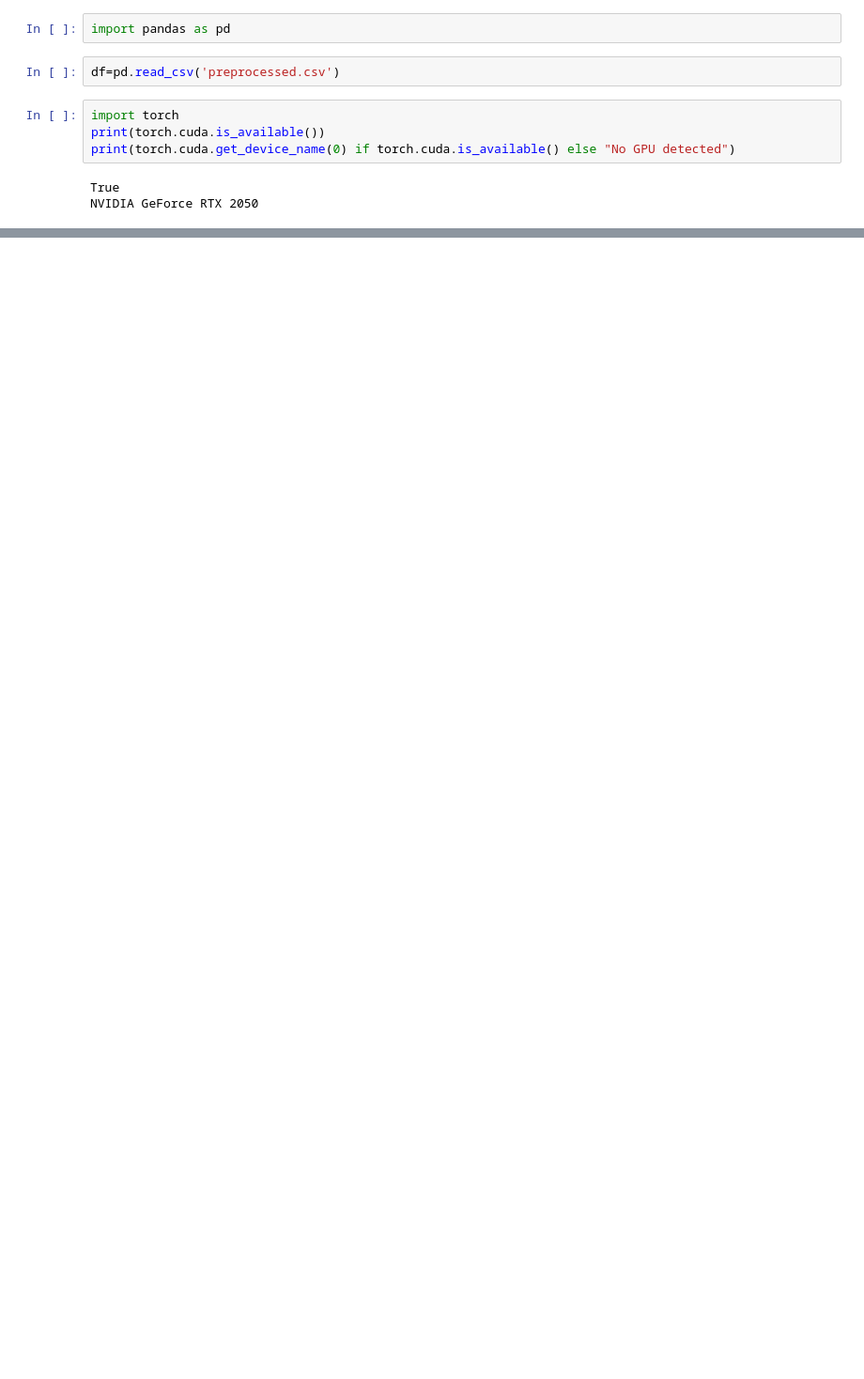
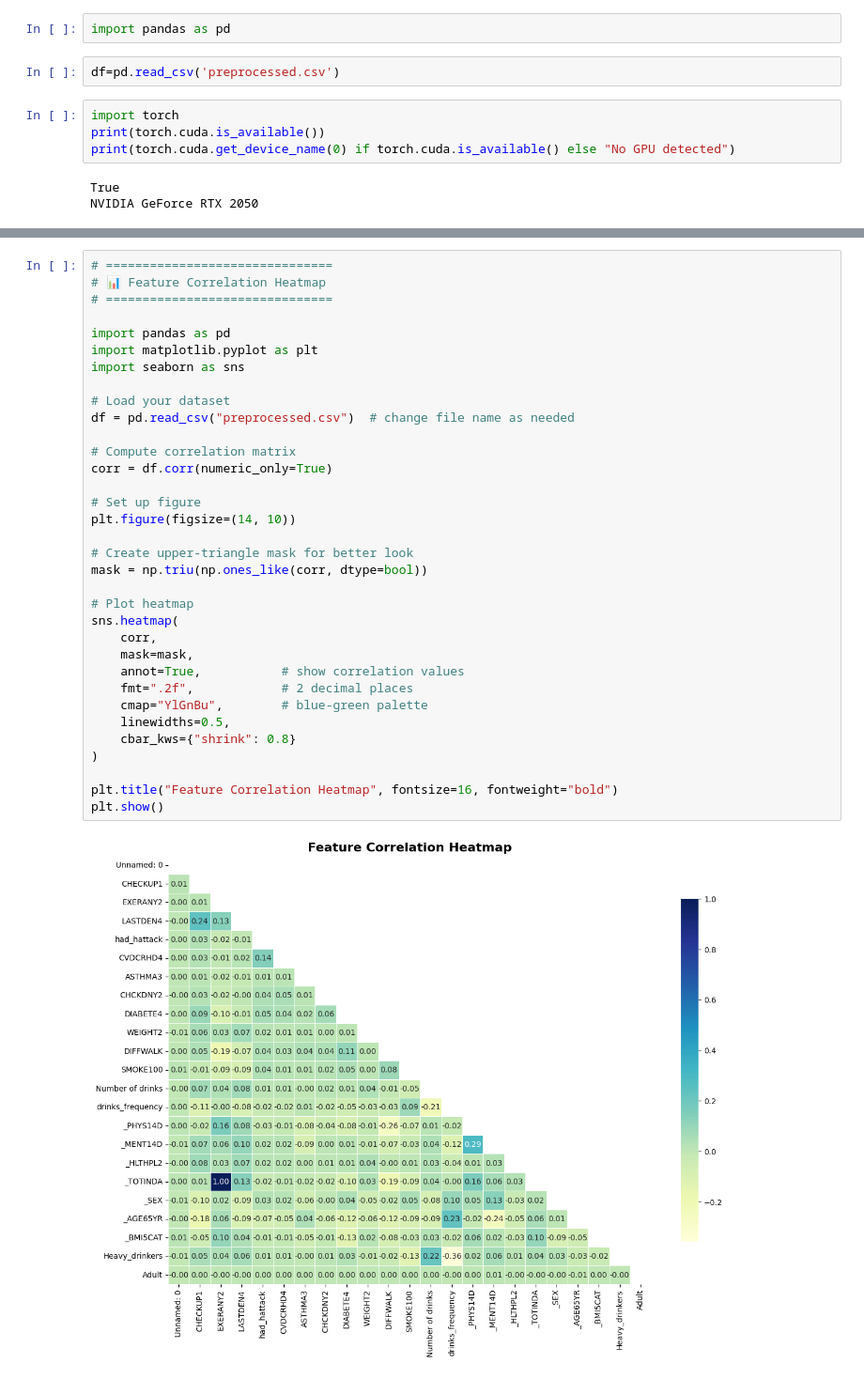
Before and after one commit to Abhikumar199/Early-stage-Heart-attack-prediction, a Jupyter notebook: training.ipynb, the cells around one changed output, grey strips where cells are left out. Shown: that part at 94% size. Saved outputs shown, nothing was run; the diff lists cells and outputs as text; blank space fills up the shorter version.

```diff
--- a/training.ipynb
+++ b/training.ipynb
@@ -378,0 +770,36 @@ ROC-AUC: 0.8730238531223977
+# %%
+# ===============================
+# 📊 Feature Correlation Heatmap
+# ===============================
+
+import pandas as pd
+import matplotlib.pyplot as plt
+import seaborn as sns
+
+# Load your dataset
+df = pd.read_csv("preprocessed.csv")  # change file name as needed
+
+# Compute correlation matrix
+corr = df.corr(numeric_only=True)
+
+# Set up figure
+plt.figure(figsize=(14, 10))
+
+# Create upper-triangle mask for better look
+mask = np.triu(np.ones_like(corr, dtype=bool))
+
+# Plot heatmap
+sns.heatmap(
+    corr,
+    mask=mask,
+    annot=True,           # show correlation values
+    fmt=".2f",            # 2 decimal places
+    cmap="YlGnBu",        # blue-green palette
+    linewidths=0.5,
+    cbar_kws={"shrink": 0.8}
+)
+
+plt.title("Feature Correlation Heatmap", fontsize=16, fontweight="bold")
+plt.show()
+# %% [output]
+[figure, added]
```
Also changed, not shown: parts of 6 cells of this notebook, 3 other files.
